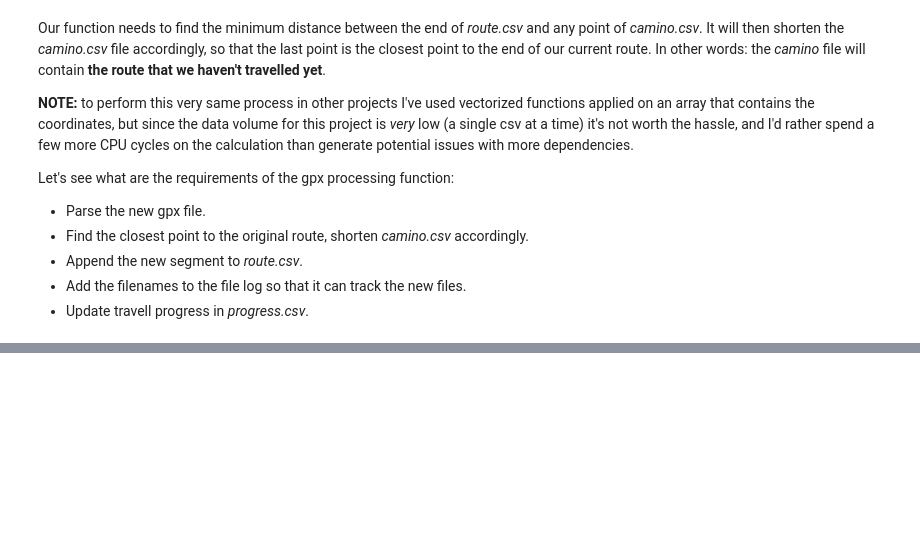
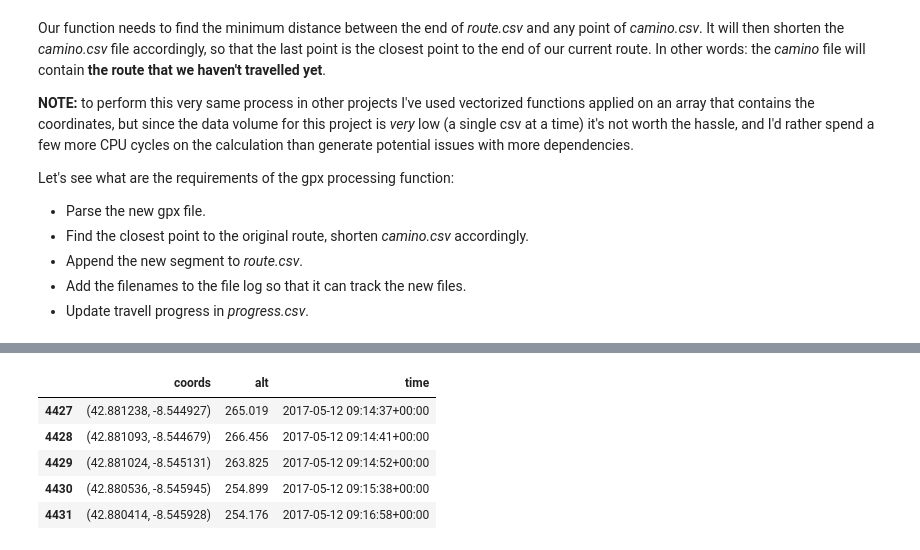
Before and after one commit to x-esteban/micamino, a Jupyter notebook: main.ipynb, the cells around one changed output, grey strips where cells are left out. Cells and saved outputs as stored; diff of their text form; code cells hidden in the pictures; blank space fills up the shorter version.

```diff
--- a/main.ipynb
+++ b/main.ipynb
@@ -561,0 +704,9 @@ def gpx_updater(files_dict):
+# %%
+camino.tail()
+# %% [output]
+|  | coords | alt | time |
+| 4427 | (42.881238, -8.544927) | 265.019 | 2017-05-12 09:14:37+00:00 |
+| 4428 | (42.881093, -8.544679) | 266.456 | 2017-05-12 09:14:41+00:00 |
+| 4429 | (42.881024, -8.545131) | 263.825 | 2017-05-12 09:14:52+00:00 |
+| 4430 | (42.880536, -8.545945) | 254.899 | 2017-05-12 09:15:38+00:00 |
+| 4431 | (42.880414, -8.545928) | 254.176 | 2017-05-12 09:16:58+00:00 |
```
Also changed, not shown: parts of 7 cells of this notebook.
